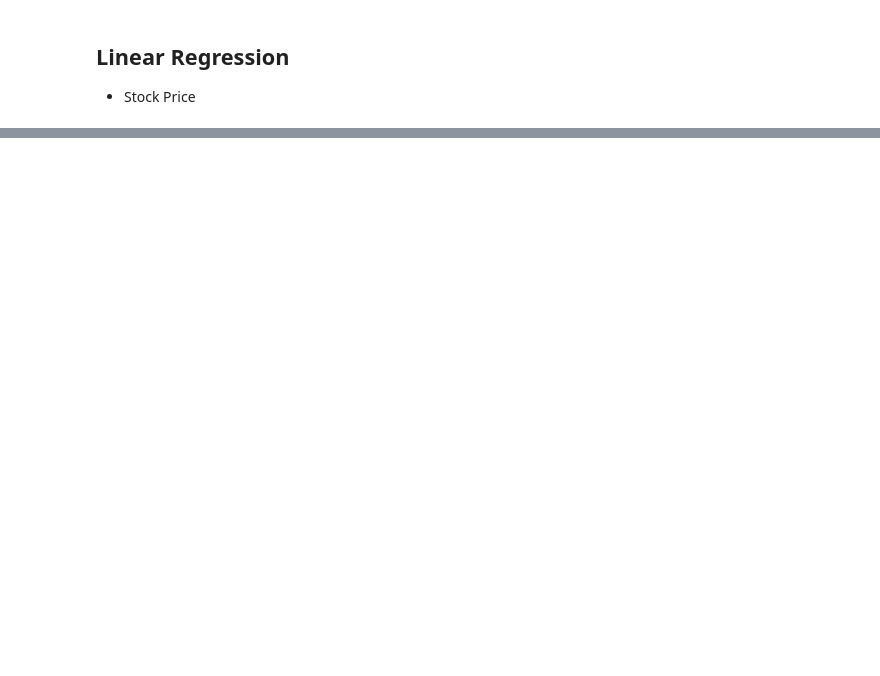
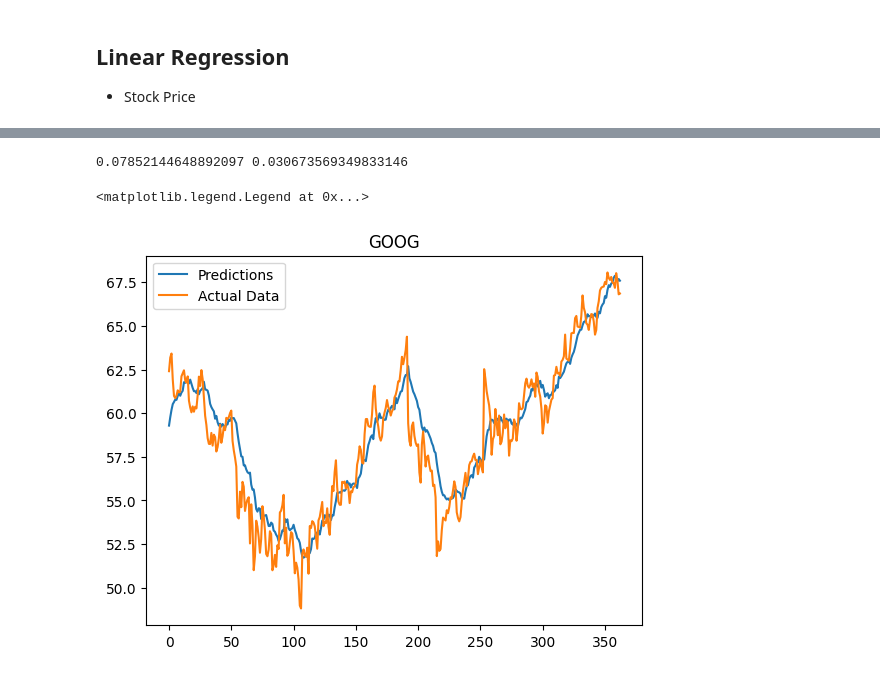
Before and after one commit to ElinorCheng/STA561, a Jupyter notebook: ModelFitting/LinearRegression.ipynb, the cells around one changed output, grey strips where cells are left out. Saved outputs shown, nothing was run; the diff lists cells and outputs as text; code cells hidden in the pictures; blank space fills up the shorter version.

```diff
--- a/ModelFitting/LinearRegression.ipynb
+++ b/ModelFitting/LinearRegression.ipynb
@@ -76,0 +137,20 @@ plt.legend()
+# %%
+X_train,X_test,y_train,y_test = train_test_split(X,y,test_size=0.25,shuffle=False)
+pipe = make_pipeline(MinMaxScaler(),Lasso())
+tscv = TimeSeriesSplit(n_splits=10)
+sfs = SequentialFeatureSelector(pipe,n_jobs = -1,n_features_to_select=15,scoring='neg_root_mean_squared_error')
+sfs.fit(X_train,y_train)
+X_train = sfs.transform(X_train)
+pipmodel = make_pipeline(MinMaxScaler(),LassoCV(cv=tscv))
+pipmodel.fit(X_train,y_train)
+X_test =  sfs.transform(X_test)
+y_pred = pipmodel.predict(X_test)
+print(mse(y_pred, y_test), mse(y_train, pipmodel.predict(X_train)))
+plt.plot(y_pred,label="Predictions")
+plt.plot(y_test,label="Actual Data")
+plt.title(stock)
+plt.legend()
+# %% [output]
+0.07852144648892097 0.030673569349833146
+<matplotlib.legend.Legend at 0x...>
+[figure, added]
```
Also changed, not shown: parts of 7 cells of this notebook.
